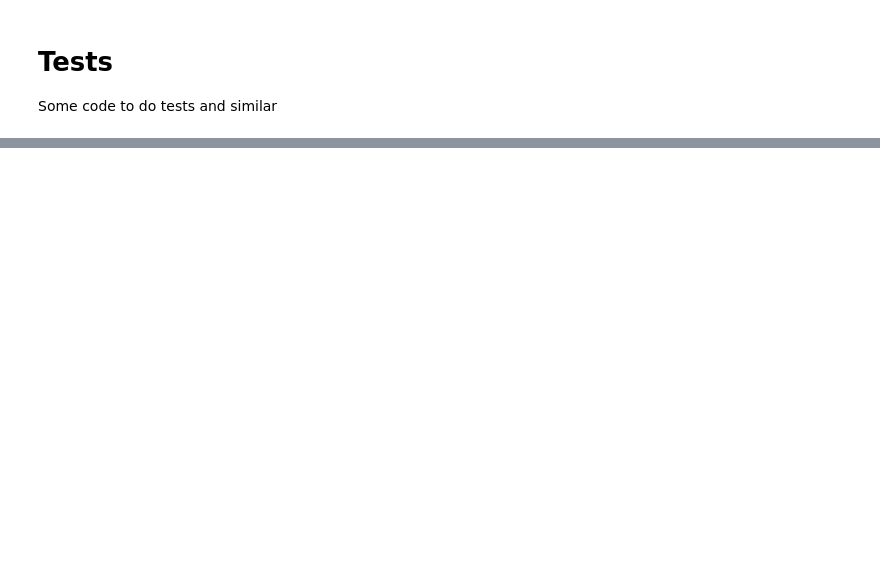
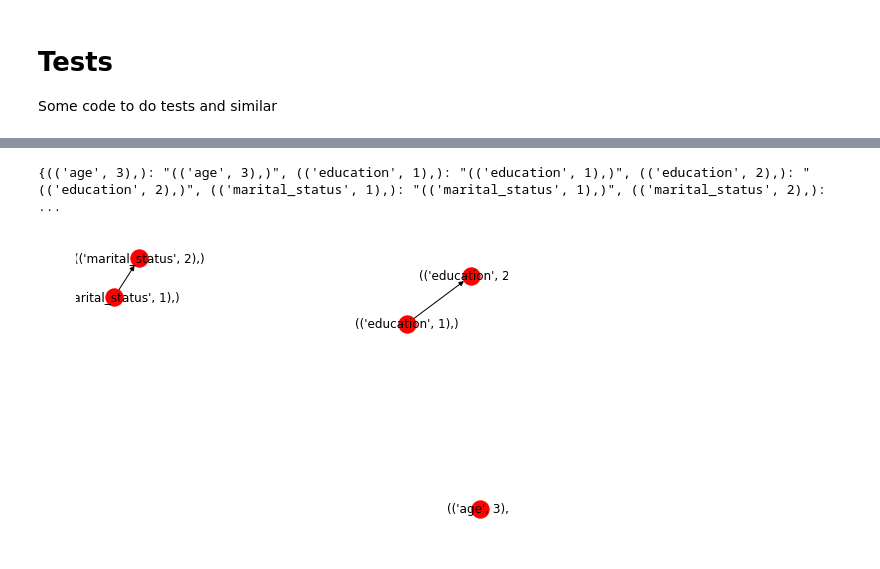
Before and after one commit to andreafasci/DPP_Project, a Jupyter notebook: DPP_Project.ipynb, the cells around one changed output, grey strips where cells are left out. Drawn from its saved outputs; the diff is of its cells as text; code cells hidden in the pictures; blank space fills up the shorter version.

```diff
--- a/DPP_Project.ipynb
+++ b/DPP_Project.ipynb
@@ -394,6 +430,14 @@ def frequencySet_standard(T, Q):
     fsSet.rename({fsSet.columns[(len(Q))] : 'Count'}, axis='columns', inplace=True)
 
     return fsSet
+# %%
+def frequencySet_fromParent(T, Q):
+    fsSet = T.groupby(Q)['Count'].sum().reset_index()
+    fsSet = fsSet.iloc[:, :(len(Q)+1)]
+    #Rename last column to "Count"
+    fsSet.rename({fsSet.columns[(len(Q))] : 'Count'}, axis='columns', inplace=True)
+
+    return fsSet
 # %%
 def computeK(frequencySet):
     return min(frequencySet['Count'])
@@ -400,3 +447,20 @@ def computeK(frequencySet):
+# %%
+def getAllAttributesGeneralizations(node, generalizations):
+    attributesOfNode = list()
+    for attribute in list(node):
+            # 0 is the name, 1 is the generalization level
+            attributeGeneralizaiton = generalizations[attribute[ATTRIBUTE_NAME]]
+
+            for i in range(attribute[ATTRIBUTE_HEIGHT], len(attributeGeneralizaiton.columns)):
+                attributesOfNode.append("{}_{}".format(attribute[ATTRIBUTE_NAME], i))
+
+    return attributesOfNode
+# %%
+def getNodeHeight(node):
+        height = 0
+        for nodeAttr in node:
+            height = height + nodeAttr[ATTRIBUTE_HEIGHT]
+        return height
 # %%
 def incognito_standard (k, T, Q, generalizations):
 
@@ -501,0 +634,7 @@ plt.show()
+# %%
+G = incognito_standard(50, data_concat, ['age', 'workclass', 'education', 'marital_status'], dimensions  )
+
+printGraph(G)
+# %% [output]
+{(('age', 3),): "(('age', 3),)", (('education', 1),): "(('education', 1),)", (('education', 2),): "(('education', 2),)", (('marital_status', 1),): "(('marital_status', 1),)", (('marital_status', 2),): ...
+[figure, added]
```
Also changed, not shown: parts of 17 cells of this notebook, 1 other file.
